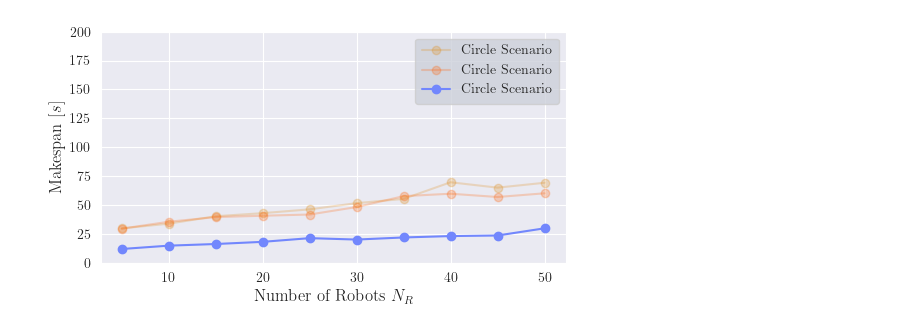
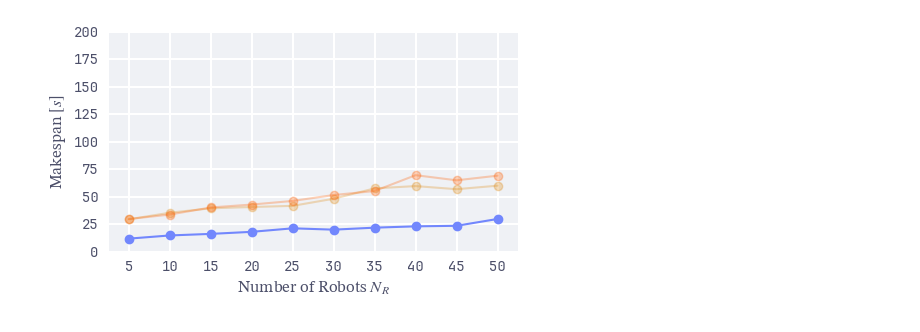
Before and after one commit to AU-Master-Thesis/magics, a Jupyter notebook: scripts/analyse-circle-scenario.ipynb, the cells around one changed output. Saved outputs shown, nothing was run; the diff lists cells and outputs as text; code cells hidden in the pictures.

```diff
--- a/scripts/analyse-circle-scenario.ipynb
+++ b/scripts/analyse-circle-scenario.ipynb
@@ -53,17 +55,0 @@ RE = re.compile(r"num-robots-(\d+)-seed-(\d+).json")
-# %%
-# use LaTeX for text with matplotlib
-sns.set_style("darkgrid")
-
-
-prop = FontProperties(fname='/nix/store/rcf2498hl65wpi1h8q43pw2jrb9ny90s-nerdfonts-3.2.1/share/fonts/truetype/NerdFonts/JetBrainsMonoNerdFont-Medium.ttf')
-plt.rcParams.update({
-    "text.usetex": True,
-    "font.family": prop.get_name(),
-})
-
-
-colors = [(flavor.yellow.hex, 0.25), (flavor.peach.hex, 0.25), (flavor.lavender.hex, 1.0)]
-# use JetBrains Mono font
-# plt.rcParams["font.family"] = prop.get_name()
-# make bold
-# plt.rcParams["font.weight"] = "bold"
@@ -240,28 +227,59 @@ colors=[('#df8e1d', 0.25), ('#fe640b', 0.25), ('#7287fd', 1.0)]
 # %%
 
 # plot makespan
-fig, ax = plt.subplots(figsize=(6, 3))
+fig, ax = plt.subplots(figsize=(5, 3))
 for i, (d, (c, l)) in enumerate(zip(data, colors)):
     aggregated_data_makespan = d['makespan']
     makespan_data = [aggregated_data_makespan[key] for key in sorted(aggregated_data_makespan.keys())]
     labels = sorted(aggregated_data_makespan.keys())
     makespan_data = [np.mean(makespan) for makespan in makespan_data]
     ax.plot(labels, makespan_data, marker='o', color=c, label='Circle Scenario', alpha=l)
 
-ax.set_ylim(0, 200)
 # ax.set_aspect(1 / 1.414) # A4 paper
 # ax.boxplot(data, labels=labels, flierprops=dict(marker='D', color='r', markersize=8))
 
-ax.set_xlabel(r'Number of Robots $N_R$', fontsize=12)
-ax.set_ylabel(r'Makespan $[s]$', fontsize=12)
+# # change gridline thickness
+# ax.spines['top'].set_linewidth(2)
+# ax.spines['right'].set_linewidth(2)
+# ax.spines['bottom'].set_linewidth(2)
+
+ax.set_xlabel(r'Number of Robots $N_R$', fontsize=12, fontdict={'color': flavor.text.hex})
+ax.set_ylabel(r'Makespan $[s]$', fontsize=12, fontdict={'color': flavor.text.hex})
 ax.tick_params(axis='both', which='major', labelsize=10)
-legend = ax.legend(borderpad=0.5, framealpha=0.8, frameon=True)
-legend.get_frame().set_facecolor(flavor.surface0.hex)  # Change background color
+
+# x ticks
+ax.set_xticks(range(0, 51, 5))
+ax.set_xticklabels(range(0, 51, 5), fontproperties=prop_jbm, fontdict={'color': flavor.text.hex})
+# ax.set_xticklabels(labels, fontproperties=prop_jbm, fontdict={'color': flavor.text.hex})
+
+# y ticks
+ax.set_yticks(range(0, 201, 25))
+ax.set_yticklabels(range(0, 201, 25), fontproperties=prop_jbm, fontdict={'color': flavor.text.hex})
+
+ax.set_ylim(0, 200)
+ax.set_xlim(2.5, 52.5)
+
+fig.tight_layout()
+labels = ["$l_m$ = 3, $t_{K-1}$ = 5s", "$l_m$ = 1, $t_{K-1}$ = 13.33s", "$l_m$ = 3, $t_{K-1}$ = 13.33s"]
+# legend = ax.legend(borderpad=0.5, framealpha=0.8, frameon=True)
+# legend = ax.legend(labels, loc='upper right', borderpad=0.5, framealpha=0.8, frameon=True)
+# set text color to [flavor.lavender.hex, flavor.yellow.hex, flavor.peach.hex]
+# c = [(flavor.lavender.hex), flavor.yellow.hex, flavor.peach.hex]
+# for (text, (c, a)) in zip(legend.get_texts(), colors):
+#     text.set_color(c)
+#     text.set_alpha(min(a + 0.25, 1))
+
+
+fig.patch.set_facecolor((0, 0, 0, 0))
+# make gridlines thicker
+ax.grid(True, which='major', linewidth=1.5, color="white")
+
+# legend.get_frame().set_facecolor(flavor.surface0.hex)  # Change background color
 # plt.tight_layout()
 fig.savefig('./scripts/out/circle-experiment-makespan.svg')
 # %% [output]
 [interactive output not drawn]
-[figure, old version]
+[figure, new version]
 # %%
 
 
```
Also changed, not shown: parts of 5 cells of this notebook, 27 other files.
